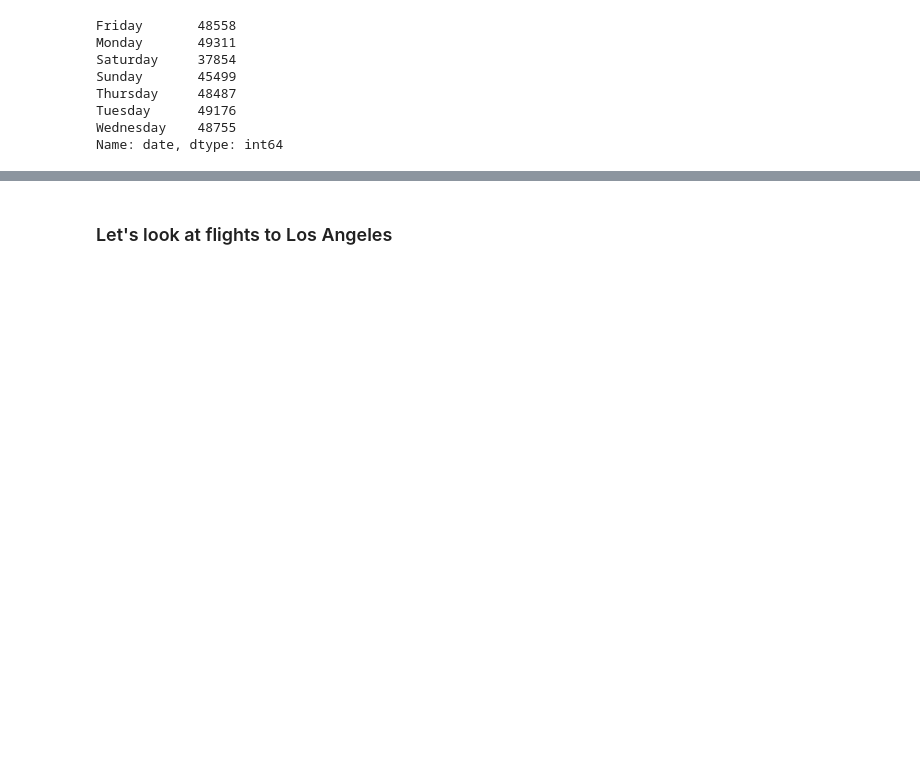
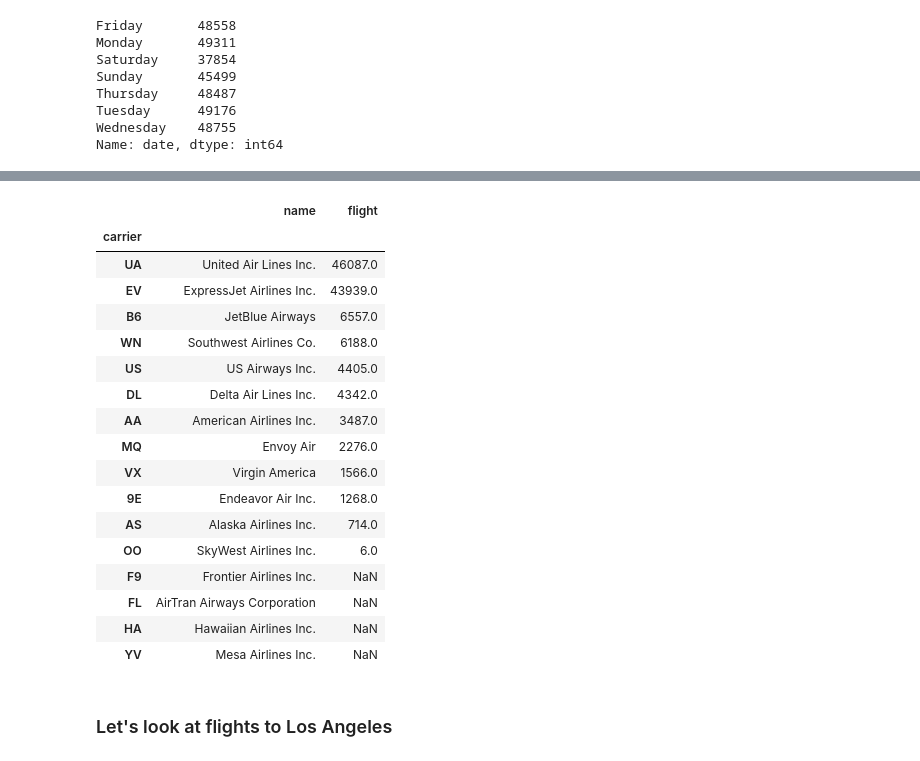
Before and after one commit to smileschen/2018-fa-stats131, a Jupyter notebook: 05-01_NYCFlights13.ipynb, the cells around one changed output, grey strips where cells are left out. Cells and saved outputs as stored; diff of their text form; code cells hidden in the pictures; blank space fills up the shorter version.

```diff
--- a/05-01_NYCFlights13.ipynb
+++ b/05-01_NYCFlights13.ipynb
@@ -407,0 +496,3 @@ Name: date, dtype: int64
+# %%
+ewr = flights.loc[flights.origin == 'EWR'].groupby('carrier').flight.count().sort_values(ascending = False)
+ewr
@@ -407,0 +514,3 @@ Name: date, dtype: int64
+# %%
+airlines = pd.read_csv('airlines.csv', index_col = 'carrier')
+airlines
@@ -408,3 +536,24 @@ Name: date, dtype: int64
+# %%
+airlines.join(ewr).sort_values('flight', ascending = False)
+# %% [output]
+|  | name | flight |
+| carrier |  |  |
+| UA | United Air Lines Inc. | 46087.0 |
+| EV | ExpressJet Airlines Inc. | 43939.0 |
+| B6 | JetBlue Airways | 6557.0 |
+| WN | Southwest Airlines Co. | 6188.0 |
+| US | US Airways Inc. | 4405.0 |
+| DL | Delta Air Lines Inc. | 4342.0 |
+| AA | American Airlines Inc. | 3487.0 |
+| MQ | Envoy Air | 2276.0 |
+| VX | Virgin America | 1566.0 |
+| 9E | Endeavor Air Inc. | 1268.0 |
+| AS | Alaska Airlines Inc. | 714.0 |
+| OO | SkyWest Airlines Inc. | 6.0 |
+| F9 | Frontier Airlines Inc. | NaN |
+| FL | AirTran Airways Corporation | NaN |
+| HA | Hawaiian Airlines Inc. | NaN |
+| YV | Mesa Airlines Inc. | NaN |
 # %% [markdown]
 ### Let's look at flights to Los Angeles
 # %%
```
Also changed, not shown: parts of 13 cells of this notebook.
